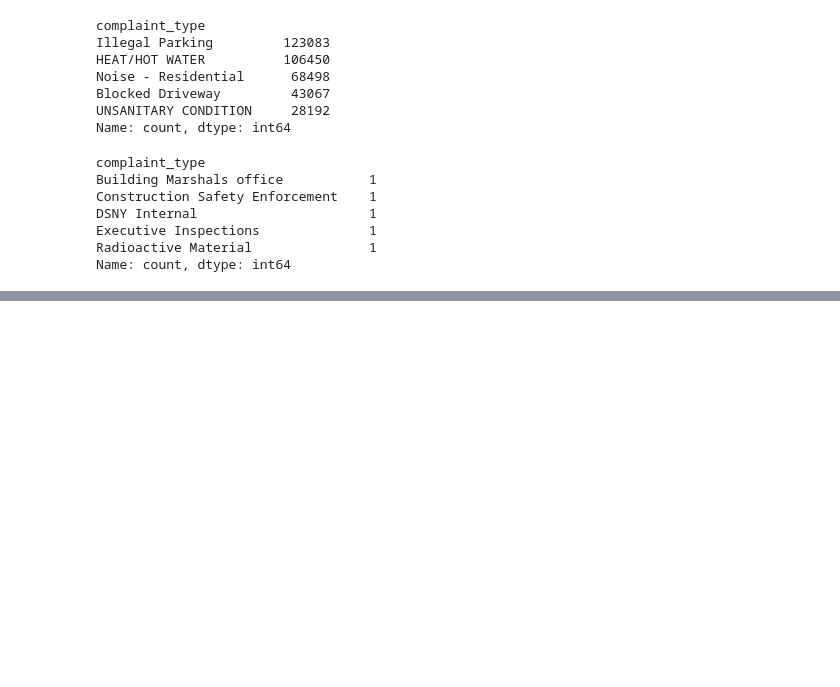
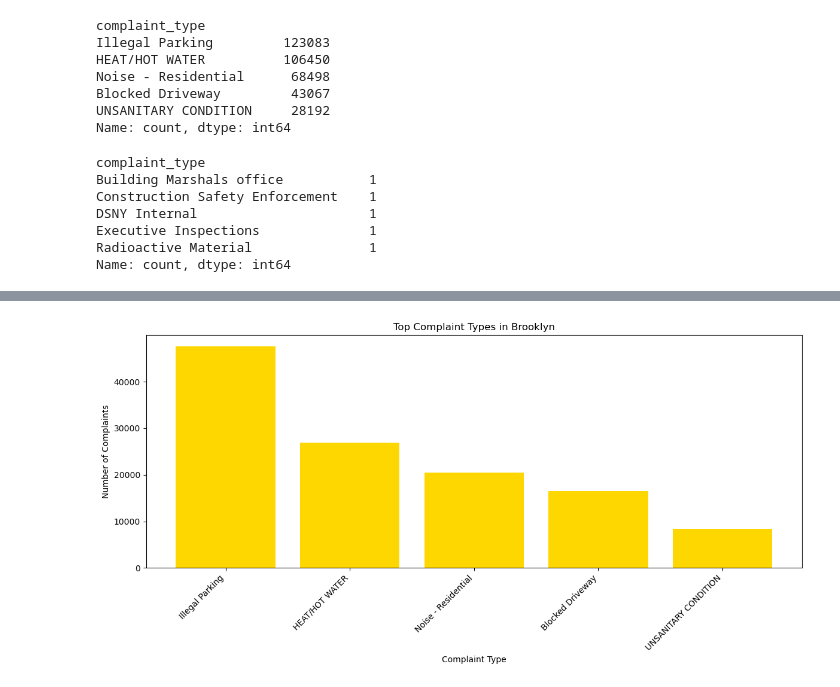
Before and after one commit to ajones1010/NYC-311-Analysis, a Jupyter notebook: nyc_311.ipynb, the cells around one changed output, grey strips where cells are left out. Drawn from its saved outputs; the diff is of its cells as text; code cells hidden in the pictures; blank space fills up the shorter version.

```diff
--- a/nyc_311.ipynb
+++ b/nyc_311.ipynb
@@ -541,0 +497,6 @@ dtype: int64
+# %%
+brooklyn_complaints = nyc311_service_line[nyc311_service_line['borough'] == 'BROOKLYN']
+brooklyn_complaints_counts = brooklyn_complaints.groupby('complaint_type').size()
+brooklyn_complaints_df = brooklyn_complaints_counts.reset_index(name='count')
+brooklyn_complaints_sorted = brooklyn_complaints_df.sort_values(by='count', ascending=False)
+brooklyn_complaints_sorted.head()
@@ -541,0 +510,12 @@ dtype: int64
+# %%
+# Create the bar graph
+plt.figure(figsize=(12, 6))
+plt.bar(brooklyn_complaints_sorted['complaint_type'][:5], brooklyn_complaints_sorted['count'][:5], color='gold')
+plt.xlabel('Complaint Type')
+plt.ylabel('Number of Complaints')
+plt.title('Top Complaint Types in Brooklyn')
+plt.xticks(rotation=45, ha='right')
+plt.tight_layout()
+plt.show()
+# %% [output]
+[figure, added]
```
Also changed, not shown: parts of 23 cells of this notebook.
